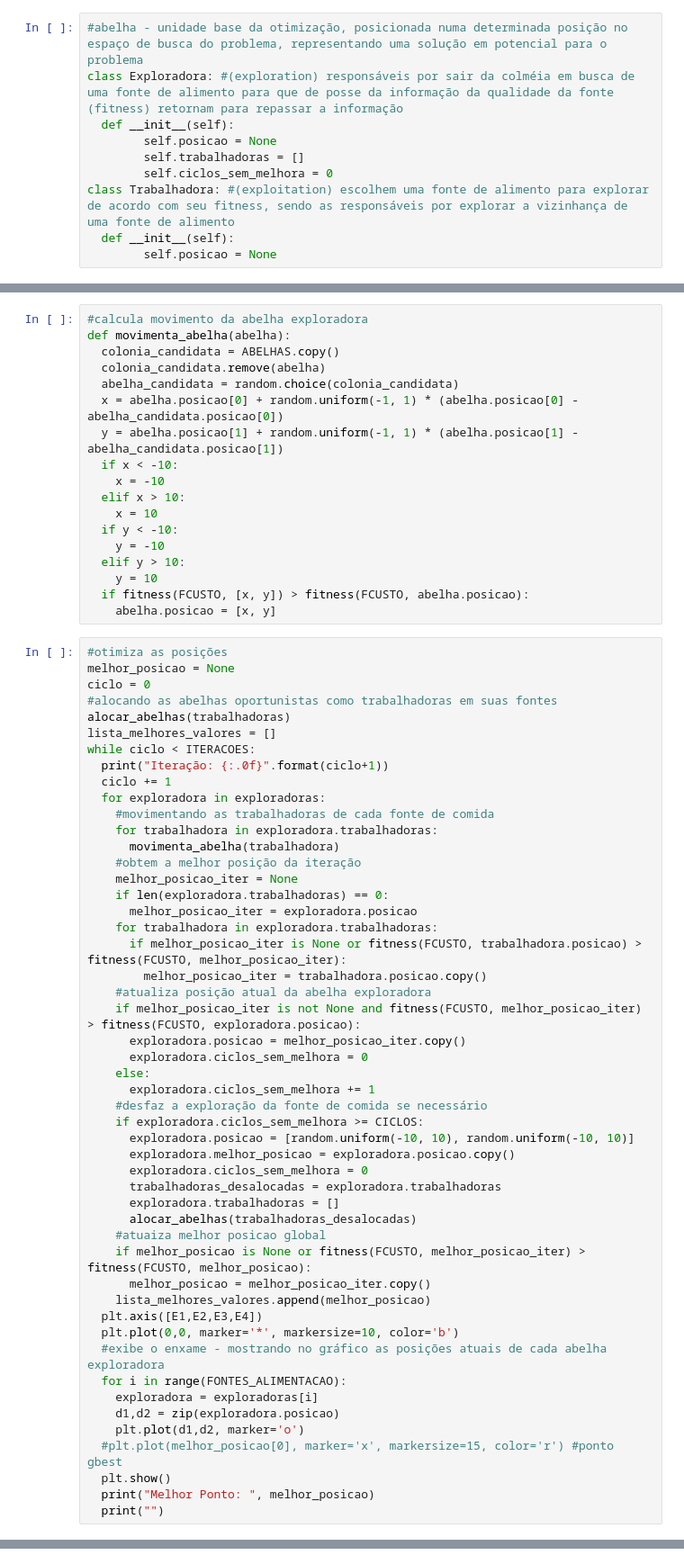
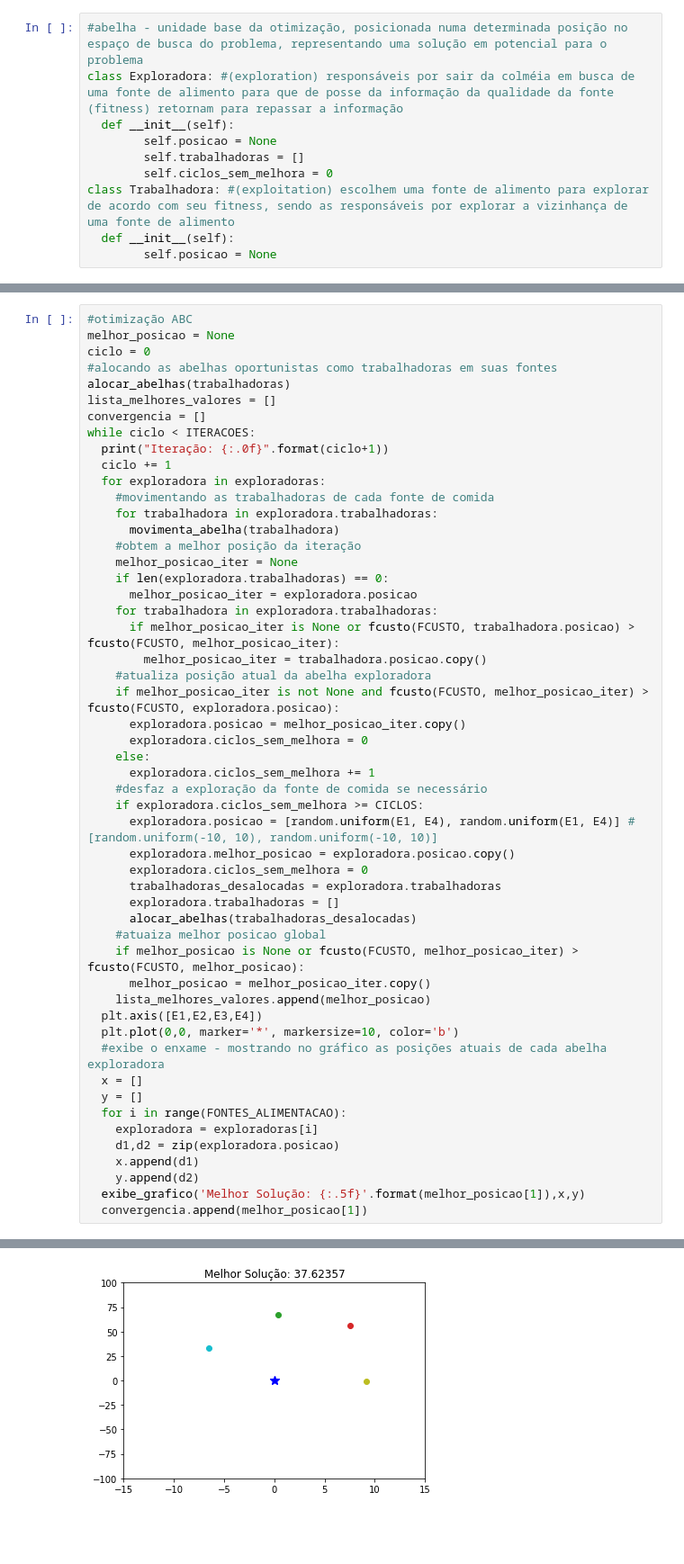
Before and after one commit to alvarofpinheiro/pifwia_abc, a Jupyter notebook: PIFWIA_ABC.ipynb, the cells around one changed output, grey strips where cells are left out. Shown at 90% size. Cells and saved outputs as stored; diff of their text form; blank space fills up the shorter version.

```diff
--- a/PIFWIA_ABC.ipynb
+++ b/PIFWIA_ABC.ipynb
@@ -152,28 +221,11 @@ def alocar_abelhas(abelhas):
-# %%
-#calcula movimento da abelha exploradora
-def movimenta_abelha(abelha):
-  colonia_candidata = ABELHAS.copy()
-  colonia_candidata.remove(abelha)
-  abelha_candidata = random.choice(colonia_candidata)
-  x = abelha.posicao[0] + random.uniform(-1, 1) * (abelha.posicao[0] - abelha_candidata.posicao[0])
-  y = abelha.posicao[1] + random.uniform(-1, 1) * (abelha.posicao[1] - abelha_candidata.posicao[1])
-  if x < -10:
-    x = -10
-  elif x > 10:
-    x = 10
-  if y < -10:
-    y = -10
-  elif y > 10:
-    y = 10
-  if fitness(FCUSTO, [x, y]) > fitness(FCUSTO, abelha.posicao):
-    abelha.posicao = [x, y]
 # %%
-#otimiza as posições
+#otimização ABC
 melhor_posicao = None
 ciclo = 0
 #alocando as abelhas oportunistas como trabalhadoras em suas fontes
 alocar_abelhas(trabalhadoras)
 lista_melhores_valores = []
+convergencia = []
 while ciclo < ITERACOES:
   print("Iteração: {:.0f}".format(ciclo+1))
   ciclo += 1
@@ -186,34 +238,36 @@ while ciclo < ITERACOES:
     if len(exploradora.trabalhadoras) == 0:
       melhor_posicao_iter = exploradora.posicao
     for trabalhadora in exploradora.trabalhadoras:
-      if melhor_posicao_iter is None or fitness(FCUSTO, trabalhadora.posicao) > fitness(FCUSTO, melhor_posicao_iter):
+      if melhor_posicao_iter is None or fcusto(FCUSTO, trabalhadora.posicao) > fcusto(FCUSTO, melhor_posicao_iter):
         melhor_posicao_iter = trabalhadora.posicao.copy()
     #atualiza posição atual da abelha exploradora
-    if melhor_posicao_iter is not None and fitness(FCUSTO, melhor_posicao_iter) > fitness(FCUSTO, exploradora.posicao):
+    if melhor_posicao_iter is not None and fcusto(FCUSTO, melhor_posicao_iter) > fcusto(FCUSTO, exploradora.posicao):
       exploradora.posicao = melhor_posicao_iter.copy()
       exploradora.ciclos_sem_melhora = 0
     else:
       exploradora.ciclos_sem_melhora += 1
     #desfaz a exploração da fonte de comida se necessário
     if exploradora.ciclos_sem_melhora >= CICLOS:
-      exploradora.posicao = [random.uniform(-10, 10), random.uniform(-10, 10)]
+      exploradora.posicao = [random.uniform(E1, E4), random.uniform(E1, E4)] #[random.uniform(-10, 10), random.uniform(-10, 10)]
       exploradora.melhor_posicao = exploradora.posicao.copy()
       exploradora.ciclos_sem_melhora = 0
       trabalhadoras_desalocadas = exploradora.trabalhadoras
       exploradora.trabalhadoras = []
       alocar_abelhas(trabalhadoras_desalocadas)
     #atuaiza melhor posicao global
-    if melhor_posicao is None or fitness(FCUSTO, melhor_posicao_iter) > fitness(FCUSTO, melhor_posicao):
+    if melhor_posicao is None or fcusto(FCUSTO, melhor_posicao_iter) > fcusto(FCUSTO, melhor_posicao):
       melhor_posicao = melhor_posicao_iter.copy()
     lista_melhores_valores.append(melhor_posicao)
   plt.axis([E1,E2,E3,E4])
   plt.plot(0,0, marker='*', markersize=10, color='b')
   #exibe o enxame - mostrando no gráfico as posições atuais de cada abelha exploradora
+  x = []
+  y = []
   for i in range(FONTES_ALIMENTACAO):
     exploradora = exploradoras[i]
     d1,d2 = zip(exploradora.posicao)
-    plt.plot(d1,d2, marker='o')
-  #plt.plot(melhor_posicao[0], marker='x', markersize=15, color='r') #ponto gbest
-  plt.show()
-  print("Melhor Ponto: ", melhor_posicao)
-  print("")
+    x.append(d1)
+    y.append(d2)
+  exibe_grafico('Melhor Solução: {:.5f}'.format(melhor_posicao[1]),x,y)
+  convergencia.append(melhor_posicao[1])
+# %% [output]
@@ -219,0 +275 @@ while ciclo < ITERACOES:
+[figure, added]
```
Also changed, not shown: parts of 14 cells of this notebook.
